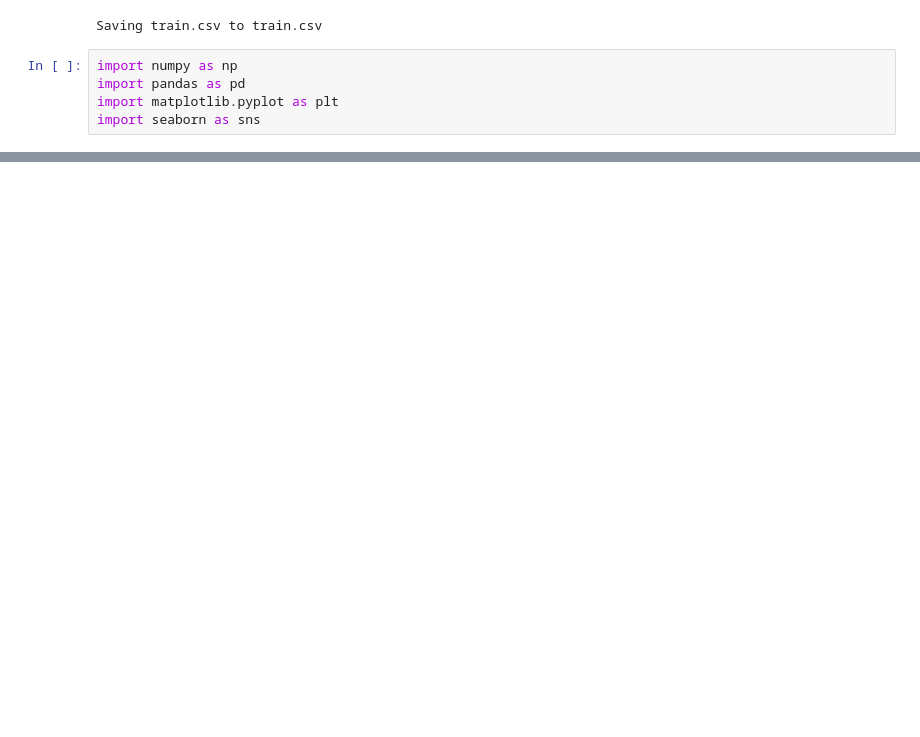
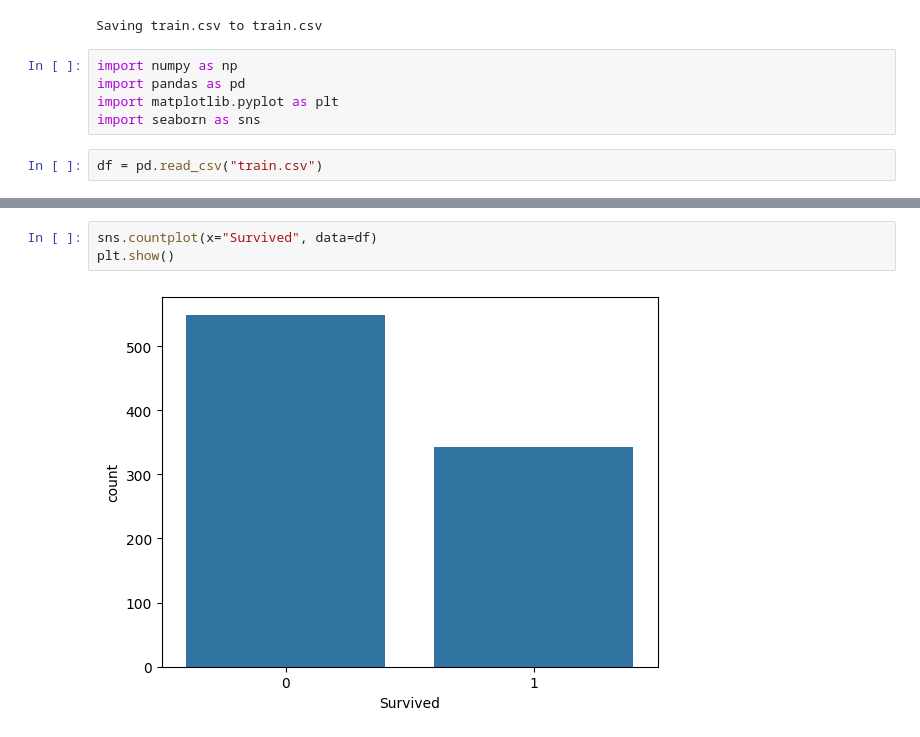
Before and after one commit to VISHWAJA-028/CanteenHub, a Jupyter notebook: ml.ipynb, the cells around one changed output, grey strips where cells are left out. Drawn from its saved outputs; the diff is of its cells as text; blank space fills up the shorter version.

```diff
--- a/ml.ipynb
+++ b/ml.ipynb
@@ -45,3 +45,5 @@ import numpy as np
 import pandas as pd
 import matplotlib.pyplot as plt
 import seaborn as sns
+# %%
+df = pd.read_csv("train.csv")
@@ -47,0 +120,5 @@ import seaborn as sns
+# %%
+sns.countplot(x="Survived", data=df)
+plt.show()
+# %% [output]
+[figure, added]
```
Also changed, not shown: parts of 7 cells of this notebook.
